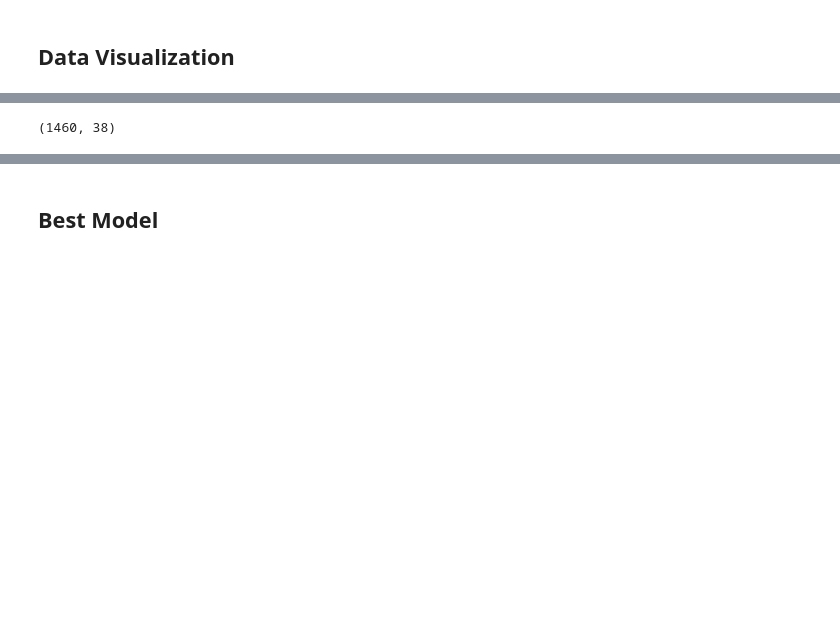
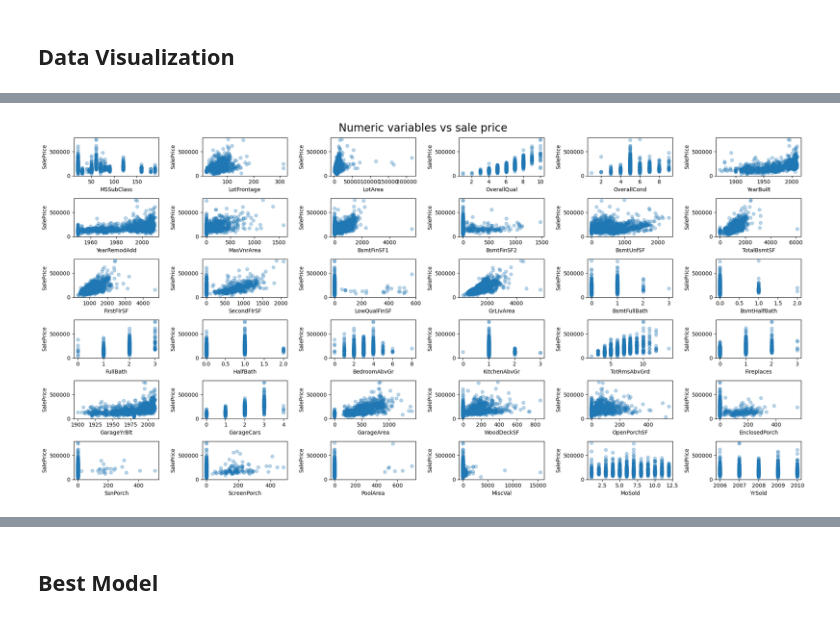
Before and after one commit to trevor-johnson1/w207_finalproject, a Jupyter notebook: EDA/EDA_TJ.ipynb, the cells around one changed output, grey strips where cells are left out. Cells and saved outputs as stored; diff of their text form; code cells hidden in the pictures; blank space fills up the shorter version.

```diff
--- a/EDA/EDA_TJ.ipynb
+++ b/EDA/EDA_TJ.ipynb
@@ -92,22 +177,31 @@ print("")
 # %%
 # scatter plots of all num vars w/ response var
 num_vars = train.loc[:, (train.dtypes == type(1.0)) | (train.dtypes == type(1))]
-num_vars.shape
+num_vars = num_vars.drop(columns = ["Id"])
 
-# plot the first 20
-num_rows = 4
-num_cols = 5
+# plot in 6x6 grid to plot the 36 num vars against SalePrice
+num_rows = 6
+num_cols = 6
+plt.style.use('default')
 fig, ax = plt.subplots(num_rows, num_cols, figsize = (20, 10))
 
 col_i = 0
 for i in range(num_rows):
     for j in range(num_cols):
-        ax[i][j].scatter()
+        if (num_vars.columns[col_i] == "SalePrice"):
+            pass
+        else:
+            ax[i][j].scatter(num_vars.iloc[:, col_i], num_vars['SalePrice'], alpha = .3)
+            ax[i][j].set_xlabel(num_vars.columns[col_i])
+            ax[i][j].set_ylabel("SalePrice")
 
+            col_i += 1
 
-# now plot the remaining 17
+fig.suptitle("Numeric variables vs sale price".format(col_i), size=20)
+fig.tight_layout()
+print("")
 # %% [output]
-(1460, 38)
+[figure, added]
 # %%
 # categorical exploration
 cat_vars = pd.concat([train.loc[:, train.dtypes == type(train.dtypes[2])], train.SalePrice], axis = 1)
```
Also changed, not shown: parts of 23 cells of this notebook.
